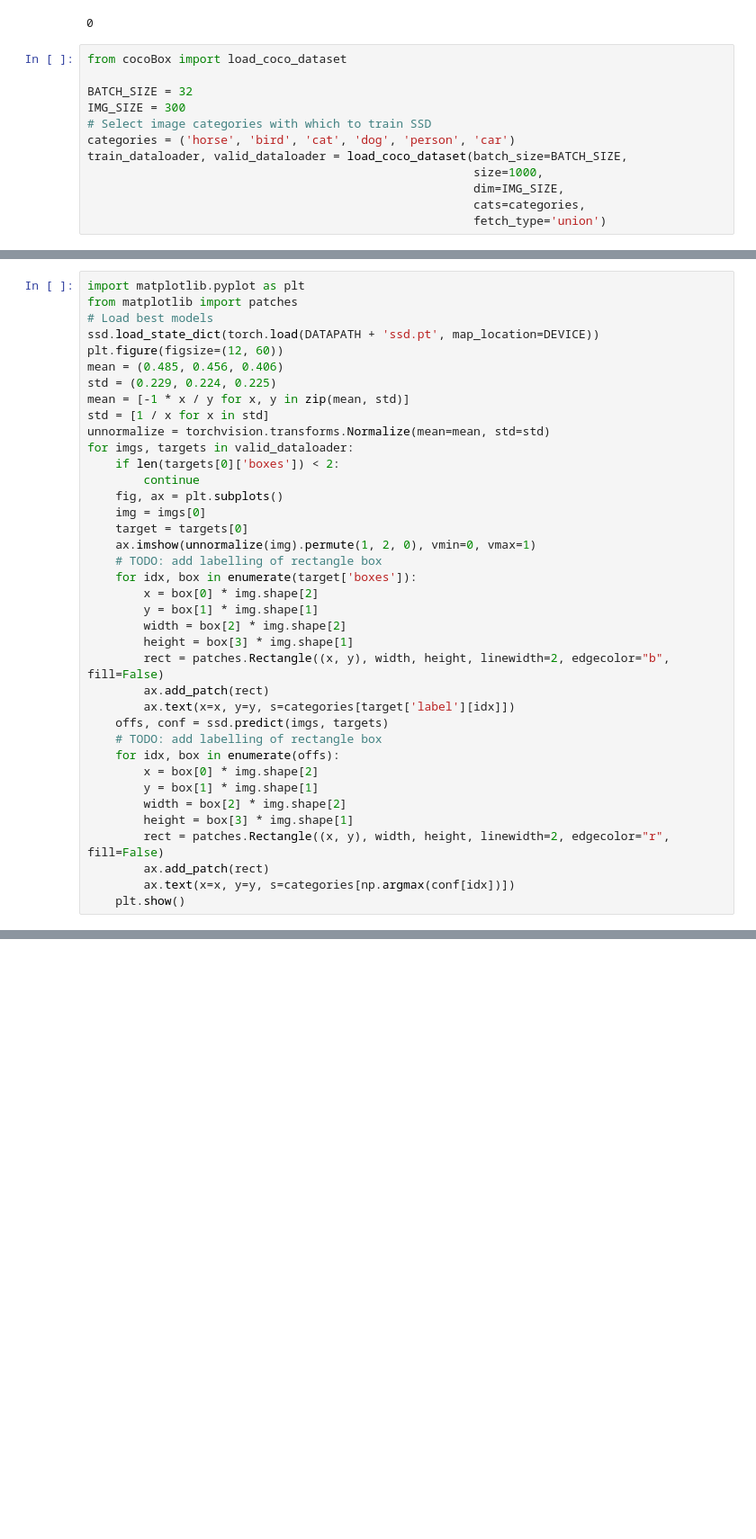
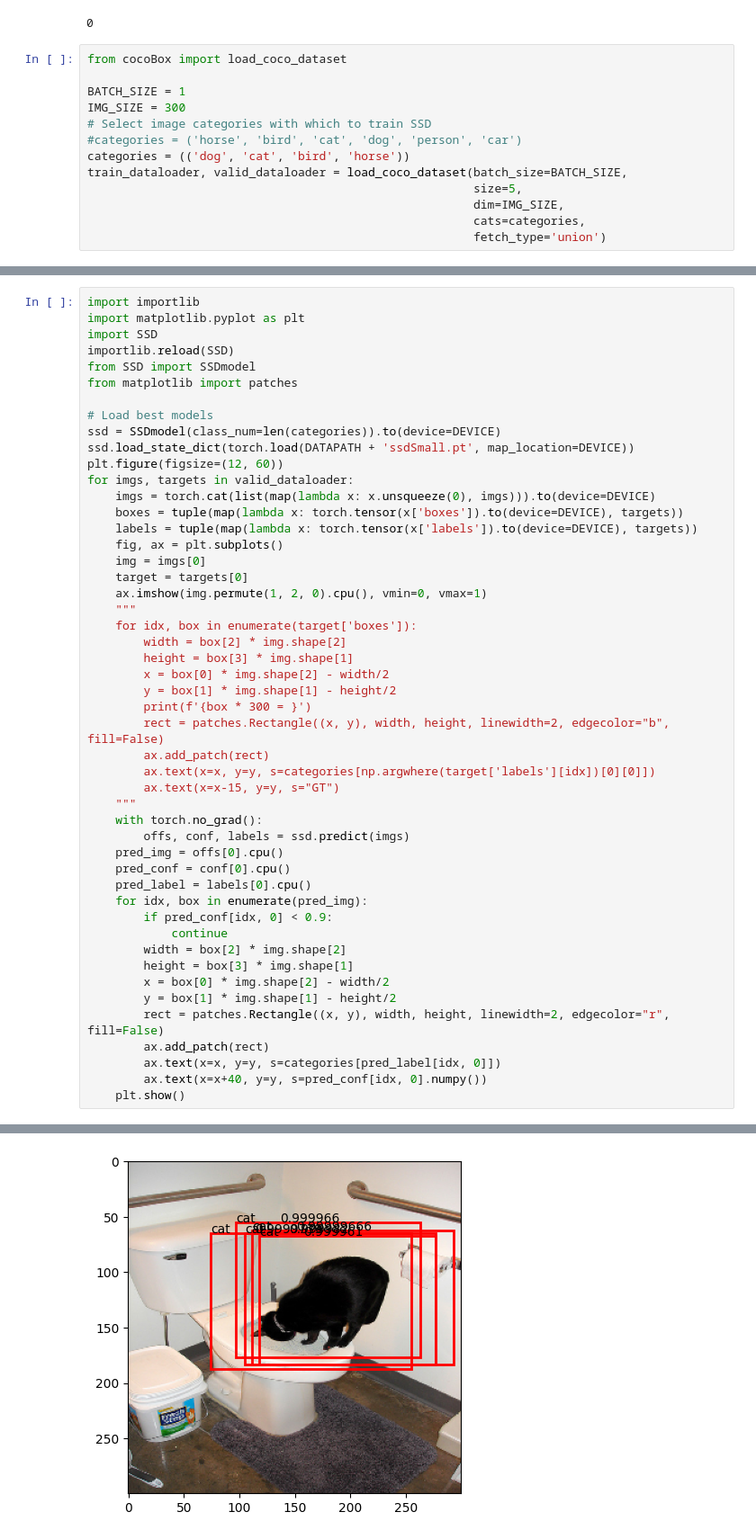
Before and after one commit to ElHuaco/ObjectDetection, a Jupyter notebook: Training.ipynb, the cells around one changed output, grey strips where cells are left out. Shown at 90% size. Cells and saved outputs as stored; diff of their text form; blank space fills up the shorter version.

Commit message:
Fixed predict

```diff
--- a/Training.ipynb
+++ b/Training.ipynb
@@ -18,12 +18,13 @@ Training on device cuda.
 # %%
 from cocoBox import load_coco_dataset
 
-BATCH_SIZE = 32
+BATCH_SIZE = 1
 IMG_SIZE = 300
 # Select image categories with which to train SSD
-categories = ('horse', 'bird', 'cat', 'dog', 'person', 'car')
+#categories = ('horse', 'bird', 'cat', 'dog', 'person', 'car')
+categories = (('dog', 'cat', 'bird', 'horse'))
 train_dataloader, valid_dataloader = load_coco_dataset(batch_size=BATCH_SIZE,
-                                                       size=1000,
+                                                       size=5,
                                                        dim=IMG_SIZE,
                                                        cats=categories,
                                                        fetch_type='union')
@@ -114,38 +113,50 @@ OutOfMemoryError: CUDA out of memory. Tried to allocate 704.00 MiB (GPU 0; 14.61
 # %%
+import importlib
 import matplotlib.pyplot as plt
+import SSD
+importlib.reload(SSD)
+from SSD import SSDmodel
 from matplotlib import patches
+
 # Load best models
-ssd.load_state_dict(torch.load(DATAPATH + 'ssd.pt', map_location=DEVICE))
+ssd = SSDmodel(class_num=len(categories)).to(device=DEVICE)
+ssd.load_state_dict(torch.load(DATAPATH + 'ssdSmall.pt', map_location=DEVICE))
 plt.figure(figsize=(12, 60))
-mean = (0.485, 0.456, 0.406)
-std = (0.229, 0.224, 0.225)
-mean = [-1 * x / y for x, y in zip(mean, std)]
-std = [1 / x for x in std]
-unnormalize = torchvision.transforms.Normalize(mean=mean, std=std)
 for imgs, targets in valid_dataloader:
-    if len(targets[0]['boxes']) < 2:
-        continue
+    imgs = torch.cat(list(map(lambda x: x.unsqueeze(0), imgs))).to(device=DEVICE)
+    boxes = tuple(map(lambda x: torch.tensor(x['boxes']).to(device=DEVICE), targets))
+    labels = tuple(map(lambda x: torch.tensor(x['labels']).to(device=DEVICE), targets))
     fig, ax = plt.subplots()
     img = imgs[0]
     target = targets[0]
-    ax.imshow(unnormalize(img).permute(1, 2, 0), vmin=0, vmax=1)
-    # TODO: add labelling of rectangle box
+    ax.imshow(img.permute(1, 2, 0).cpu(), vmin=0, vmax=1)
+    """
     for idx, box in enumerate(target['boxes']):
-        x = box[0] * img.shape[2]
-        y = box[1] * img.shape[1]
         width = box[2] * img.shape[2]
         height = box[3] * img.shape[1]
+        x = box[0] * img.shape[2] - width/2
+        y = box[1] * img.shape[1] - height/2
+        print(f'{box * 300 = }')
         rect = patches.Rectangle((x, y), width, height, linewidth=2, edgecolor="b", fill=False)
         ax.add_patch(rect)
-        ax.text(x=x, y=y, s=categories[target['label'][idx]])
-    offs, conf = ssd.predict(imgs, targets)
-    # TODO: add labelling of rectangle box
-    for idx, box in enumerate(offs):
-        x = box[0] * img.shape[2]
-        y = box[1] * img.shape[1]
+        ax.text(x=x, y=y, s=categories[np.argwhere(target['labels'][idx])[0][0]])
+        ax.text(x=x-15, y=y, s="GT")
+    """
+    with torch.no_grad():
+        offs, conf, labels = ssd.predict(imgs)
+    pred_img = offs[0].cpu()
+    pred_conf = conf[0].cpu()
+    pred_label = labels[0].cpu()
+    for idx, box in enumerate(pred_img):
+        if pred_conf[idx, 0] < 0.9:
+            continue
         width = box[2] * img.shape[2]
         height = box[3] * img.shape[1]
+        x = box[0] * img.shape[2] - width/2
+        y = box[1] * img.shape[1] - height/2
         rect = patches.Rectangle((x, y), width, height, linewidth=2, edgecolor="r", fill=False)
         ax.add_patch(rect)
-        ax.text(x=x, y=y, s=categories[np.argmax(conf[idx])])
+        ax.text(x=x, y=y, s=categories[pred_label[idx, 0]])
+        ax.text(x=x+40, y=y, s=pred_conf[idx, 0].numpy())
     plt.show()
+# %% [output]
@@ -151,0 +165 @@ for imgs, targets in valid_dataloader:
+[figure, added]
```
Also changed, not shown: parts of 4 cells of this notebook, 1 other file.
